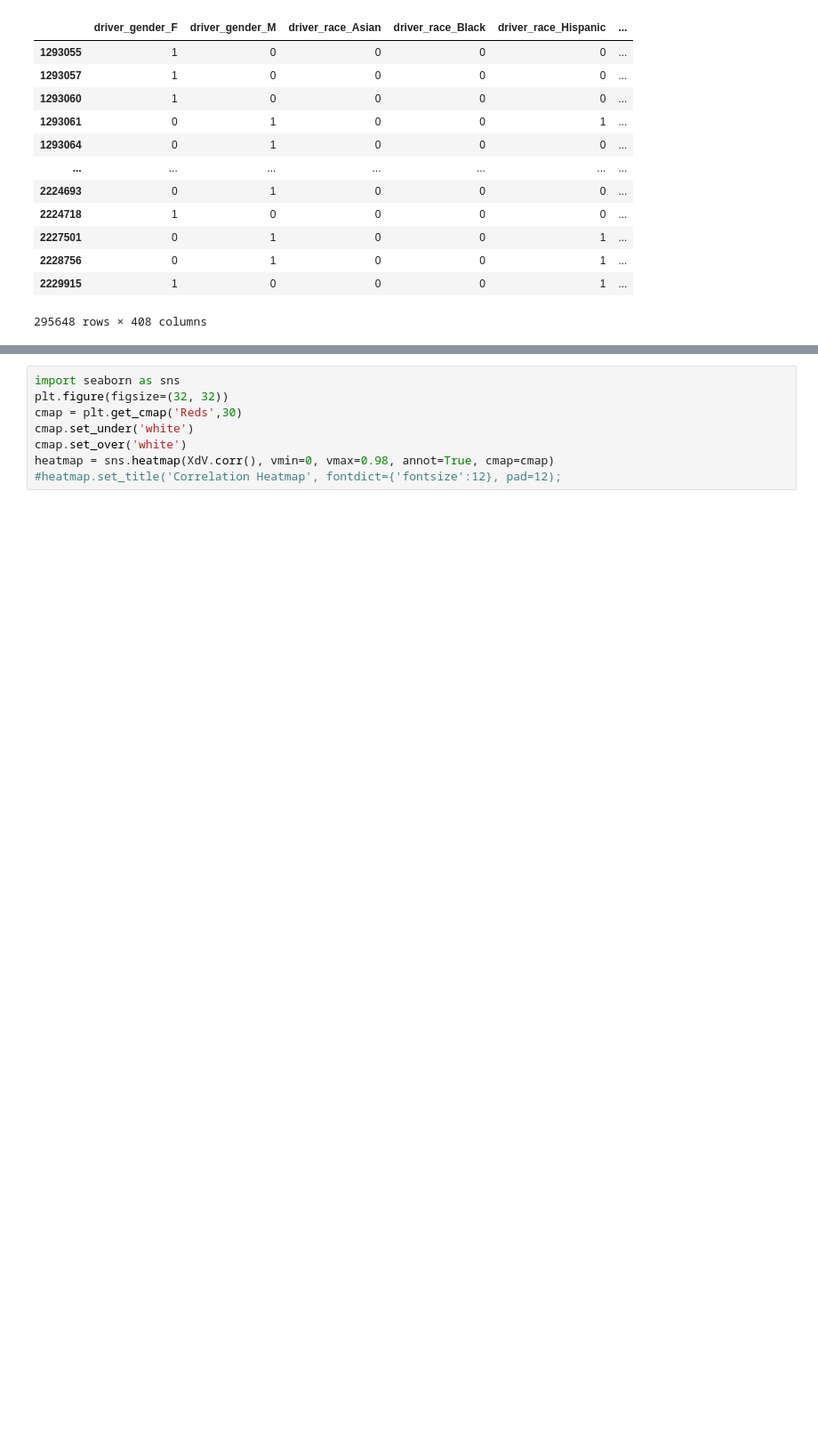
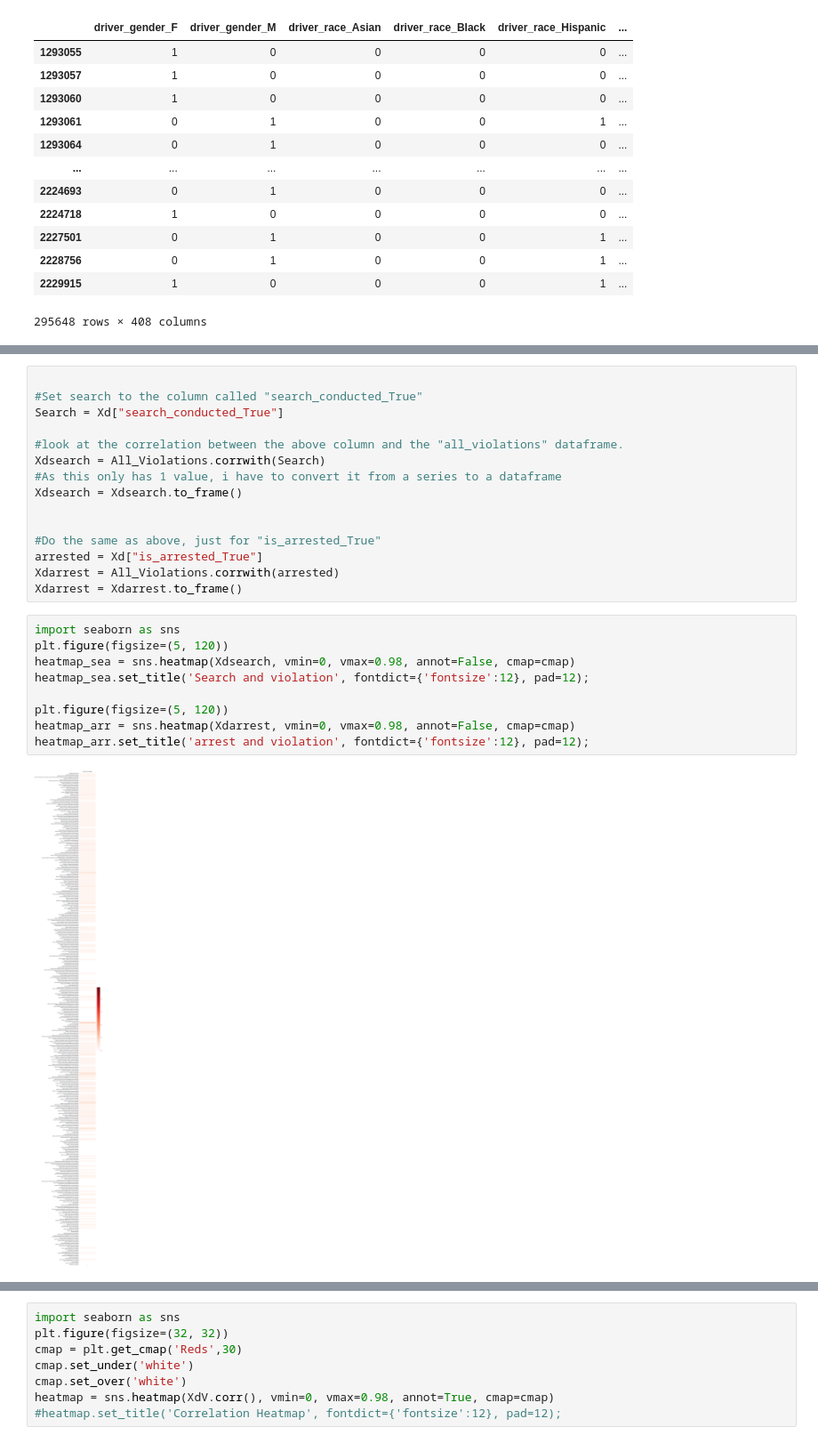
Before and after one commit to MasterWolff/BDA-Project, a Jupyter notebook: BDA code.ipynb, the cells around one changed output, grey strips where cells are left out. Shown at 89% size. Drawn from its saved outputs; the diff is of its cells as text; blank space fills up the shorter version.

```diff
--- a/BDA code.ipynb
+++ b/BDA code.ipynb
@@ -274,0 +290,26 @@ XdV.corr()
+# %%
+
+#Set search to the column called "search_conducted_True"
+Search = Xd["search_conducted_True"]
+
+#look at the correlation between the above column and the "all_violations" dataframe.
+Xdsearch = All_Violations.corrwith(Search)
+#As this only has 1 value, i have to convert it from a series to a dataframe
+Xdsearch = Xdsearch.to_frame()
+
+
+#Do the same as above, just for "is_arrested_True"
+arrested = Xd["is_arrested_True"]
+Xdarrest = All_Violations.corrwith(arrested)
+Xdarrest = Xdarrest.to_frame()
+# %%
+import seaborn as sns
+plt.figure(figsize=(5, 120))
+heatmap_sea = sns.heatmap(Xdsearch, vmin=0, vmax=0.98, annot=False, cmap=cmap)
+heatmap_sea.set_title('Search and violation', fontdict={'fontsize':12}, pad=12);
+
+plt.figure(figsize=(5, 120))
+heatmap_arr = sns.heatmap(Xdarrest, vmin=0, vmax=0.98, annot=False, cmap=cmap)
+heatmap_arr.set_title('arrest and violation', fontdict={'fontsize':12}, pad=12);
+# %% [output]
+[figure, added]
```
Also changed, not shown: parts of 4 cells of this notebook.
